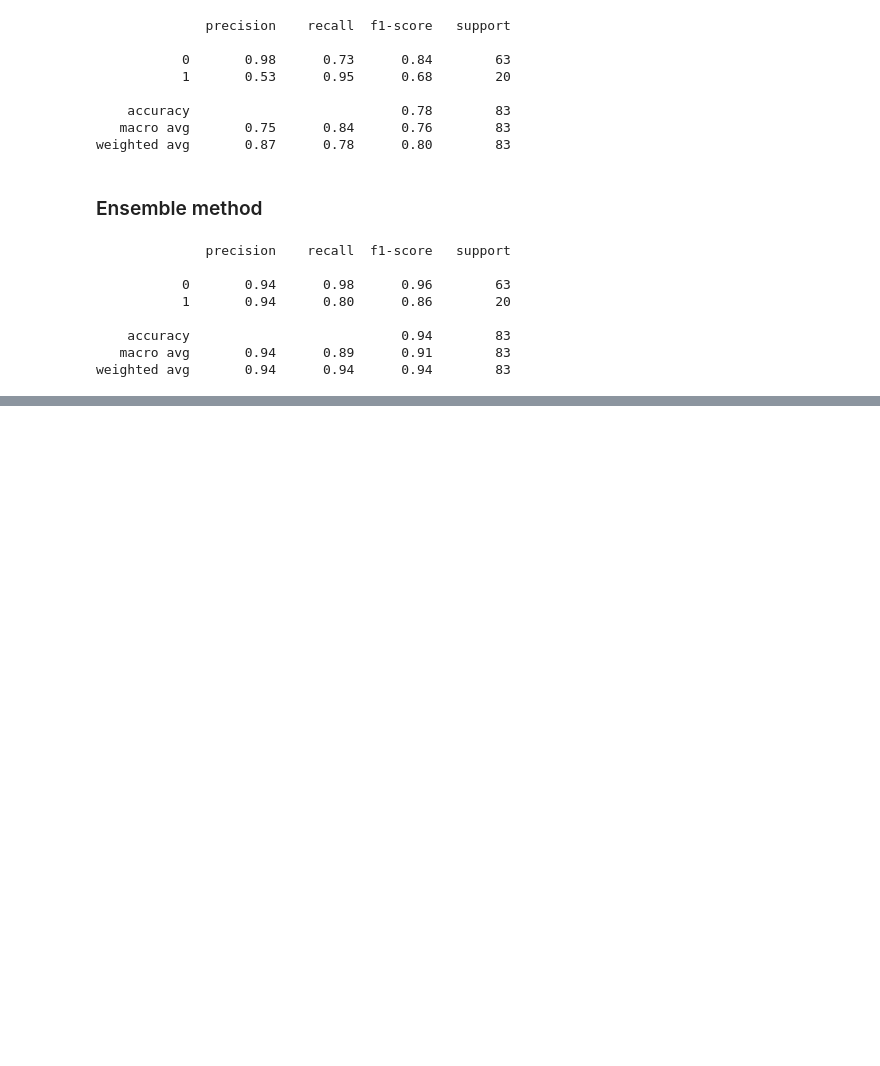
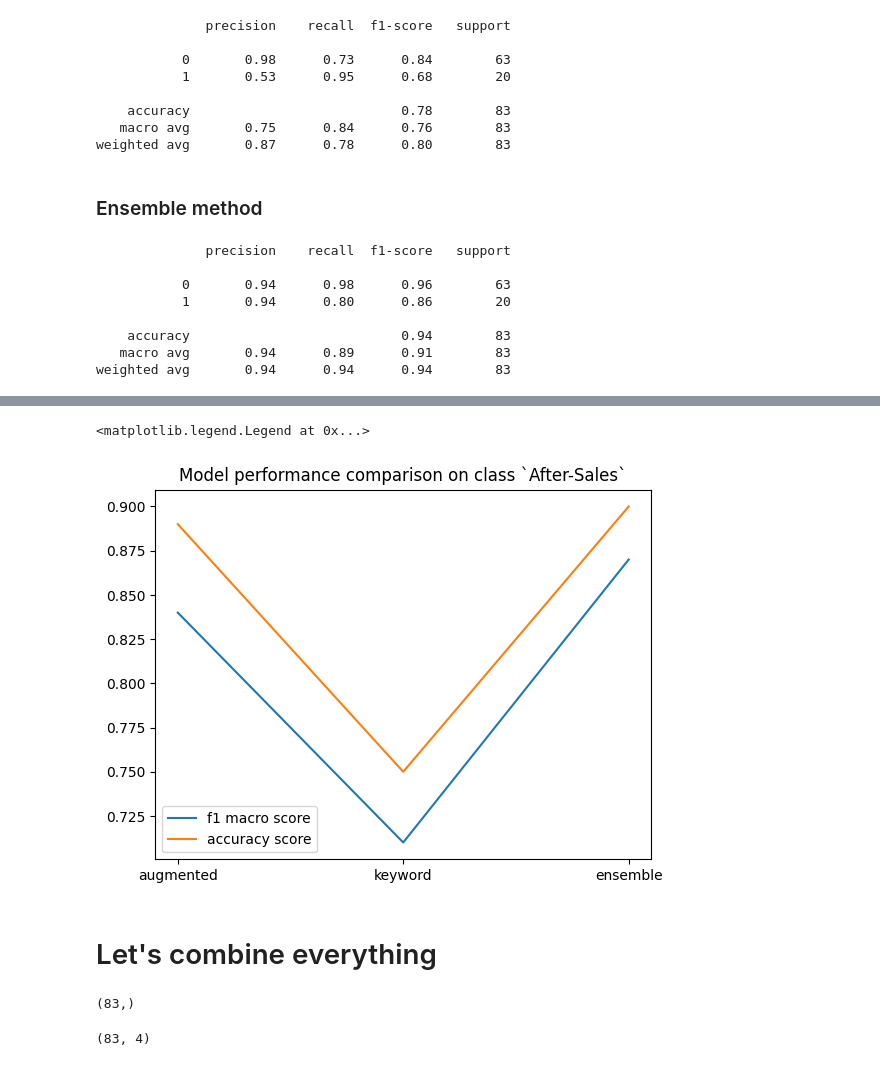
Before and after one commit to CarlOsito16/Hexamind, a Jupyter notebook: Clustering/OneShotClassifier/exp1-CountVect.ipynb, the cells around one changed output, grey strips where cells are left out. Cells and saved outputs as stored; diff of their text form; code cells hidden in the pictures; blank space fills up the shorter version.

```diff
--- a/Clustering/OneShotClassifier/exp1-CountVect.ipynb
+++ b/Clustering/OneShotClassifier/exp1-CountVect.ipynb
@@ -867,0 +1019,2 @@ weighted avg       0.94      0.94      0.94        83
+# %%
+as_dict_result= {}
@@ -867,0 +1046,15 @@ weighted avg       0.94      0.94      0.94        83
+# %%
+clf_as = SVC(kernel='sigmoid', probability=True, C = 0.1)
+# clf_pd = LogisticRegression()
+clf_as.fit(np.array(X_train_text.apply(lambda x : count_as(x))).reshape(-1,1),
+        np.array(y_train.iloc[: , 3 ]))
+svm_prediction_as = clf_as.predict(np.array(X_test_text.apply(lambda x : count_as(x))).reshape(-1,1))
+svm_prediction_prob_as = clf_as.predict_proba(np.array(X_test_text.apply(lambda x : count_as(x))).reshape(-1,1))
+print(classification_report(y_true = y_test.iloc[: , 3],
+                            y_pred = svm_prediction_as))
+
+as_dict_result['kw_macro'] = f1_score(y_true = y_test.iloc[: ,3],
+               y_pred = svm_prediction_as, average = 'macro').round(2)
+
+as_dict_result['kw_acc'] = accuracy_score(y_true = y_test.iloc[: ,3],
+               y_pred = svm_prediction_as).round(2)
@@ -867,0 +1072,11 @@ weighted avg       0.94      0.94      0.94        83
+# %%
+ensemble_prediction_as = np.argmax((augment_pred_as_prob + svm_prediction_prob_as) / 2 , axis= 1)
+print(classification_report(y_true = y_test.iloc[: , 3],
+                            y_pred = ensemble_prediction_as))
+
+
+as_dict_result['ensemble_macro'] = f1_score(y_true = y_test.iloc[: ,3],
+               y_pred = ensemble_prediction_as, average = 'macro').round(2)
+
+as_dict_result['ensemble_acc'] = accuracy_score(y_true = y_test.iloc[: ,3],
+               y_pred = ensemble_prediction_as).round(2)
@@ -867,0 +1092,28 @@ weighted avg       0.94      0.94      0.94        83
+# %%
+plt.plot(['augmented', 'keyword' , 'ensemble'] , [as_dict_result['augment_macro'],
+                             as_dict_result['kw_macro'],
+                             as_dict_result['ensemble_macro']],
+         label = 'f1 macro score')
+
+plt.plot(['augmented', 'keyword' , 'ensemble'] , [as_dict_result['augment_acc'],
+                             as_dict_result['kw_acc'],
+                             as_dict_result['ensemble_acc']],
+          label = 'accuracy score')
+plt.title('Model performance comparison on class `After-Sales`')
+plt.legend()
+# %% [output]
+<matplotlib.legend.Legend at 0x...>
+[figure, added]
+# %% [markdown]
+# Let's combine everything
+# %%
+prediction_be = augmented_result['model'].predict(augmented_result['vectorizer'].transform(X_test_text))[: , 0]
+print(prediction_be.shape)
+# %% [output]
+(83,)
+# %%
+final_prediction = np.vstack([prediction_be, ensemble_prediction_pd,
+                              ensemble_prediction_dm, ensemble_prediction_as]).T
+print(final_prediction.shape)
+# %% [output]
+(83, 4)
```
Also changed, not shown: parts of 27 cells of this notebook.
